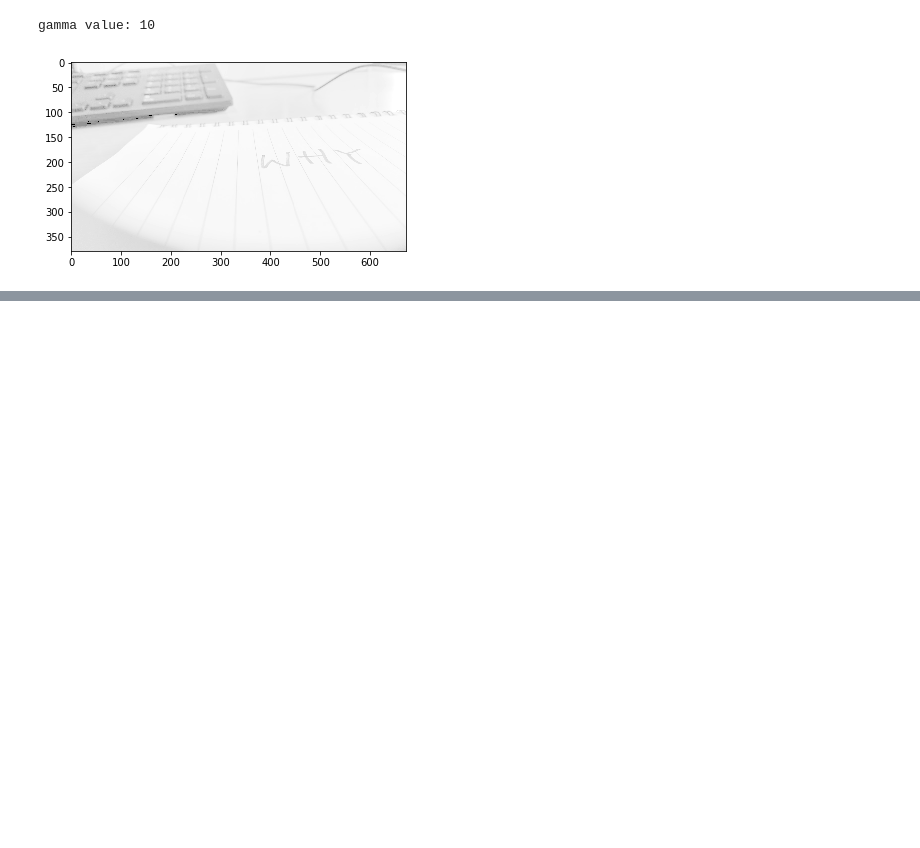
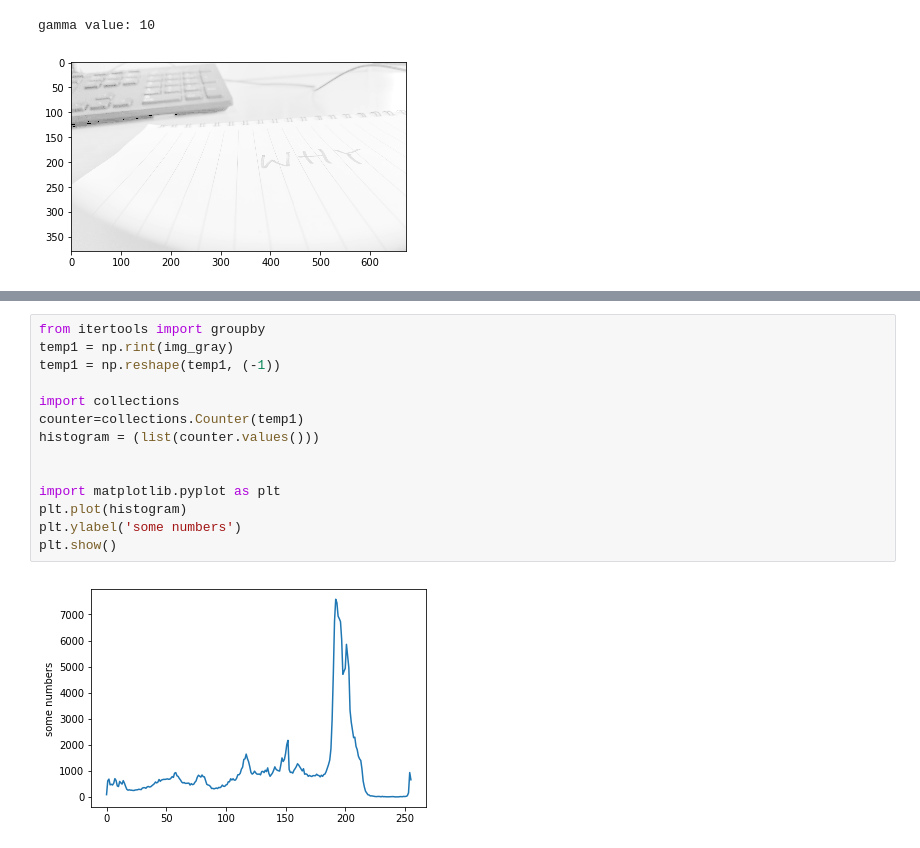
Before and after one commit to frankzl/machine-vision-algorithms, a Jupyter notebook: 02-Image-Enhancement.ipynb, the cells around one changed output, grey strips where cells are left out. Saved outputs shown, nothing was run; the diff lists cells and outputs as text; blank space fills up the shorter version.

```diff
--- a/02-Image-Enhancement.ipynb
+++ b/02-Image-Enhancement.ipynb
@@ -57,0 +90,16 @@ gamma value: 10
+# %%
+from itertools import groupby
+temp1 = np.rint(img_gray)
+temp1 = np.reshape(temp1, (-1))
+
+import collections
+counter=collections.Counter(temp1)
+histogram = (list(counter.values()))
+
+
+import matplotlib.pyplot as plt
+plt.plot(histogram)
+plt.ylabel('some numbers')
+plt.show()
+# %% [output]
+[figure, added]
```
Also changed, not shown: parts of 8 cells of this notebook.
